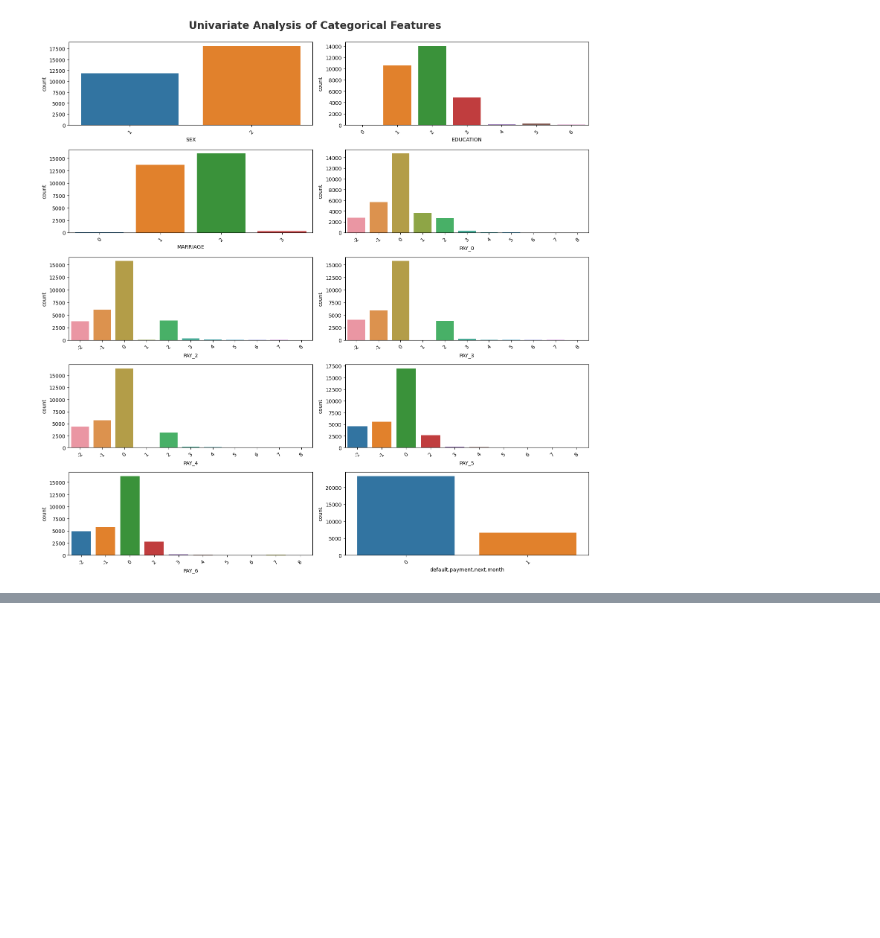
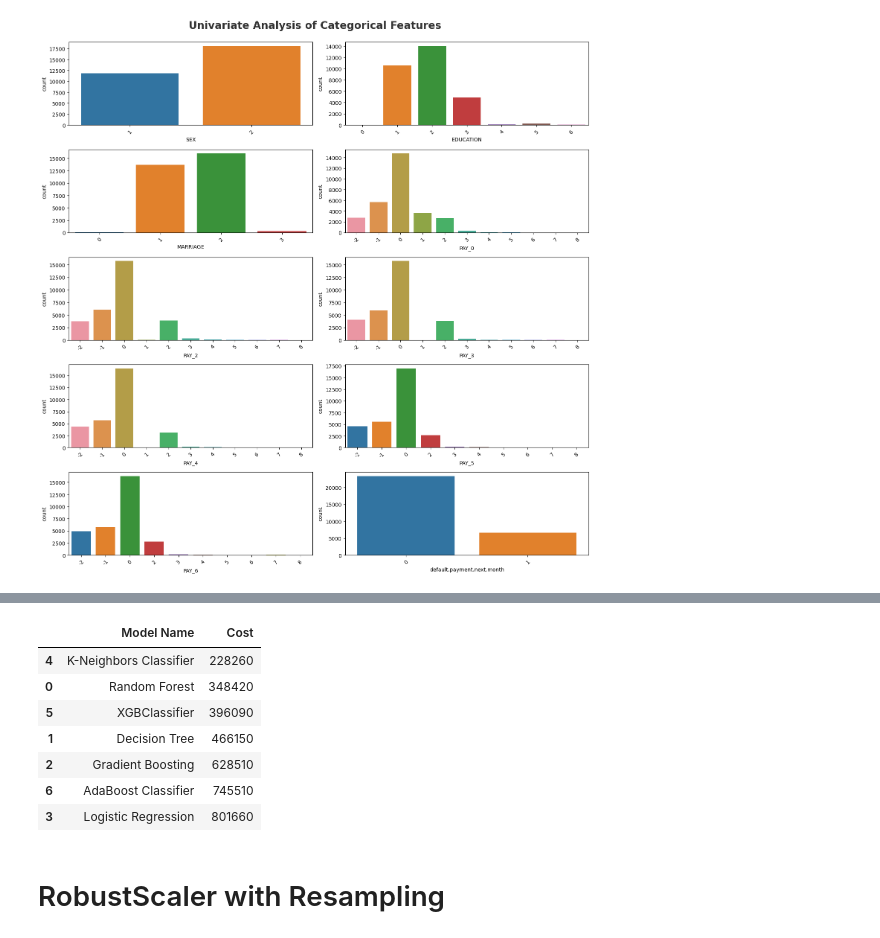
Before and after one commit to abhaykeni/credit-card-defaulter-project, a Jupyter notebook: notebook/credit-card-defaulter-EDA.ipynb, the cells around one changed output, grey strips where cells are left out. Cells and saved outputs as stored; diff of their text form; code cells hidden in the pictures; blank space fills up the shorter version.

```diff
--- a/notebook/credit-card-defaulter-EDA.ipynb
+++ b/notebook/credit-card-defaulter-EDA.ipynb
@@ -319,0 +449,7 @@ def evaluate_models(X, y, models):
+# %%
+from imblearn.combine import SMOTETomek
+
+smt = SMOTETomek(random_state=42,sampling_strategy='minority',n_jobs=1)
+X_res,y_res = smt.fit_resample(X_scale_standard,y)
+# %%
+report_standard_sample = evaluate_models(X_res,y_res,models)
@@ -319,0 +474,13 @@ def evaluate_models(X, y, models):
+# %%
+report_standard_sample
+# %% [output]
+|  | Model Name | Cost |
+| 4 | K-Neighbors Classifier | 228260 |
+| 0 | Random Forest | 348420 |
+| 5 | XGBClassifier | 396090 |
+| 1 | Decision Tree | 466150 |
+| 2 | Gradient Boosting | 628510 |
+| 6 | AdaBoost Classifier | 745510 |
+| 3 | Logistic Regression | 801660 |
+# %% [markdown]
+# RobustScaler with Resampling
```
Also changed, not shown: parts of 28 cells of this notebook, 12 other files.
